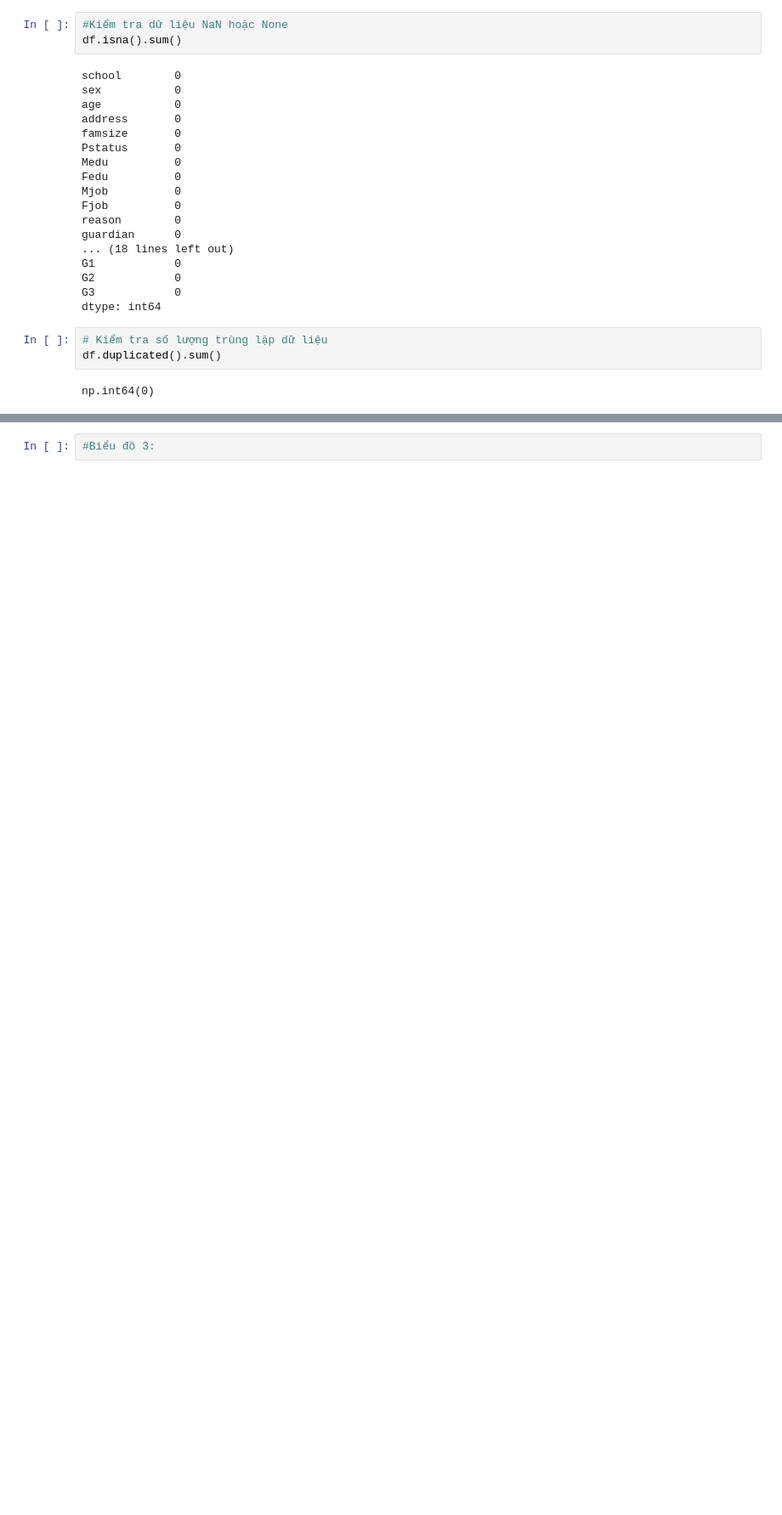
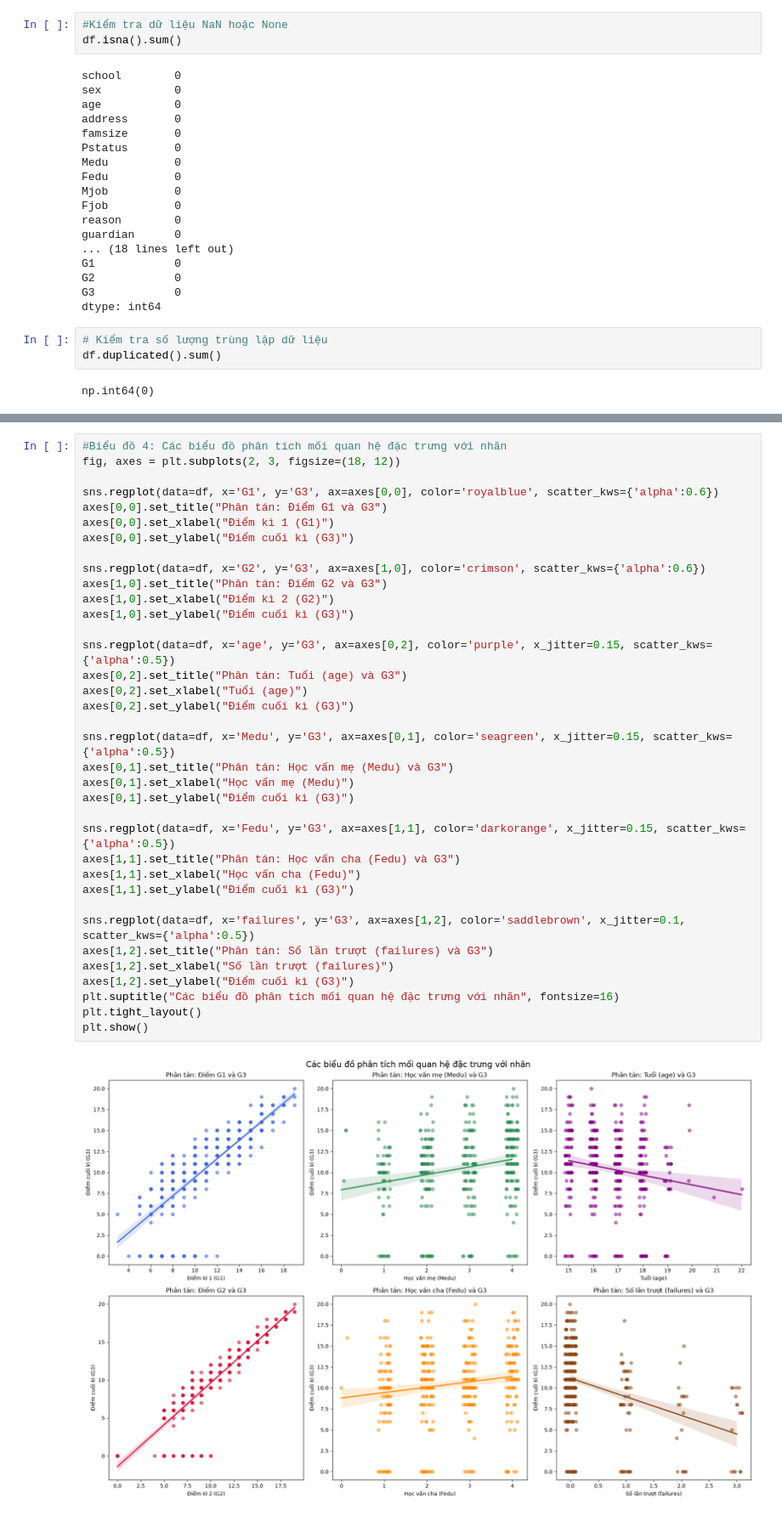
Before and after one commit to manhtruongng-dev/Student_Performance_Prediction, a Jupyter notebook: notebooks/eda.ipynb, the cells around one changed output, grey strips where cells are left out. Shown at 85% size. Saved outputs shown, nothing was run; the diff lists cells and outputs as text; blank space fills up the shorter version.

```diff
--- a/notebooks/eda.ipynb
+++ b/notebooks/eda.ipynb
@@ -104,2 +169,38 @@ Nhận xét Biểu đồ 2:
 # %%
-#Biểu đồ 3:
+#Biểu đồ 4: Các biểu đồ phân tích mối quan hệ đặc trưng với nhãn
+fig, axes = plt.subplots(2, 3, figsize=(18, 12))
+
+sns.regplot(data=df, x='G1', y='G3', ax=axes[0,0], color='royalblue', scatter_kws={'alpha':0.6})
+axes[0,0].set_title("Phân tán: Điểm G1 và G3")
+axes[0,0].set_xlabel("Điểm kì 1 (G1)")
+axes[0,0].set_ylabel("Điểm cuối kì (G3)")
+
+sns.regplot(data=df, x='G2', y='G3', ax=axes[1,0], color='crimson', scatter_kws={'alpha':0.6})
+axes[1,0].set_title("Phân tán: Điểm G2 và G3")
+axes[1,0].set_xlabel("Điểm kì 2 (G2)")
+axes[1,0].set_ylabel("Điểm cuối kì (G3)")
+
+sns.regplot(data=df, x='age', y='G3', ax=axes[0,2], color='purple', x_jitter=0.15, scatter_kws={'alpha':0.5})
+axes[0,2].set_title("Phân tán: Tuổi (age) và G3")
+axes[0,2].set_xlabel("Tuổi (age)")
+axes[0,2].set_ylabel("Điểm cuối kì (G3)")
+
+sns.regplot(data=df, x='Medu', y='G3', ax=axes[0,1], color='seagreen', x_jitter=0.15, scatter_kws={'alpha':0.5})
+axes[0,1].set_title("Phân tán: Học vấn mẹ (Medu) và G3")
+axes[0,1].set_xlabel("Học vấn mẹ (Medu)")
+axes[0,1].set_ylabel("Điểm cuối kì (G3)")
+
+sns.regplot(data=df, x='Fedu', y='G3', ax=axes[1,1], color='darkorange', x_jitter=0.15, scatter_kws={'alpha':0.5})
+axes[1,1].set_title("Phân tán: Học vấn cha (Fedu) và G3")
+axes[1,1].set_xlabel("Học vấn cha (Fedu)")
+axes[1,1].set_ylabel("Điểm cuối kì (G3)")
+
+sns.regplot(data=df, x='failures', y='G3', ax=axes[1,2], color='saddlebrown', x_jitter=0.1, scatter_kws={'alpha':0.5})
+axes[1,2].set_title("Phân tán: Số lần trượt (failures) và G3")
+axes[1,2].set_xlabel("Số lần trượt (failures)")
+axes[1,2].set_ylabel("Điểm cuối kì (G3)")
+plt.suptitle("Các biểu đồ phân tích mối quan hệ đặc trưng với nhãn", fontsize=16)
+plt.tight_layout()
+plt.show()
+# %% [output]
+[figure, added]
```
Also changed, not shown: parts of 9 cells of this notebook.
